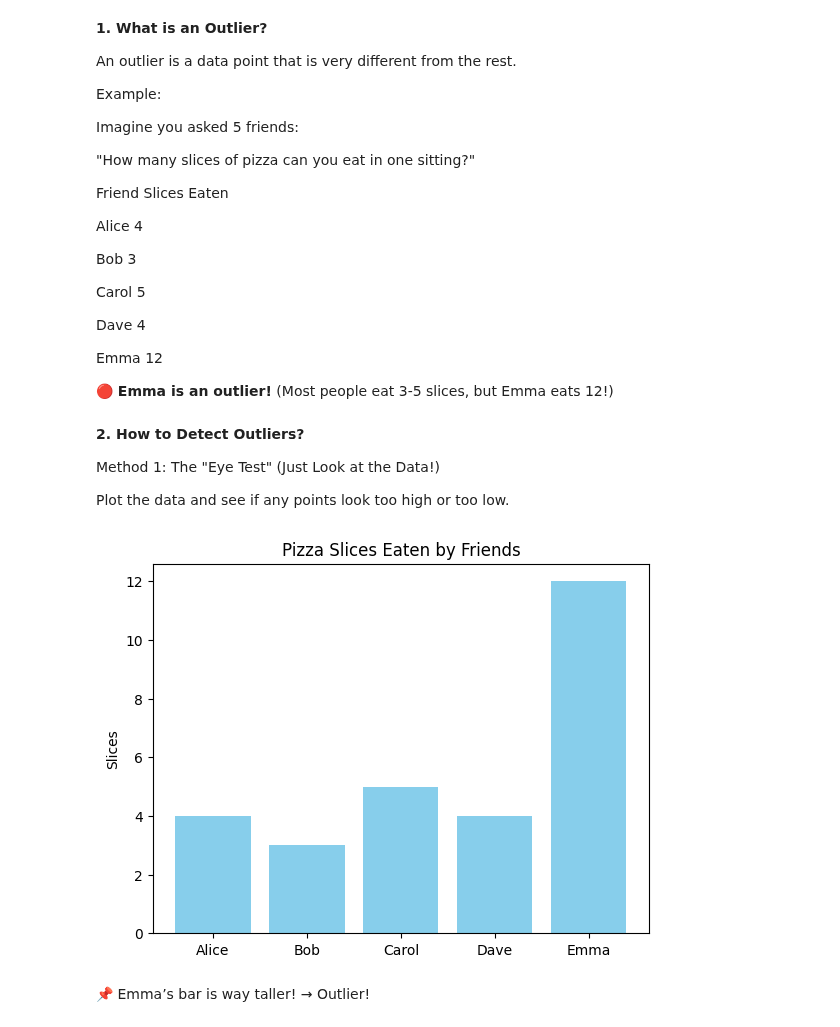
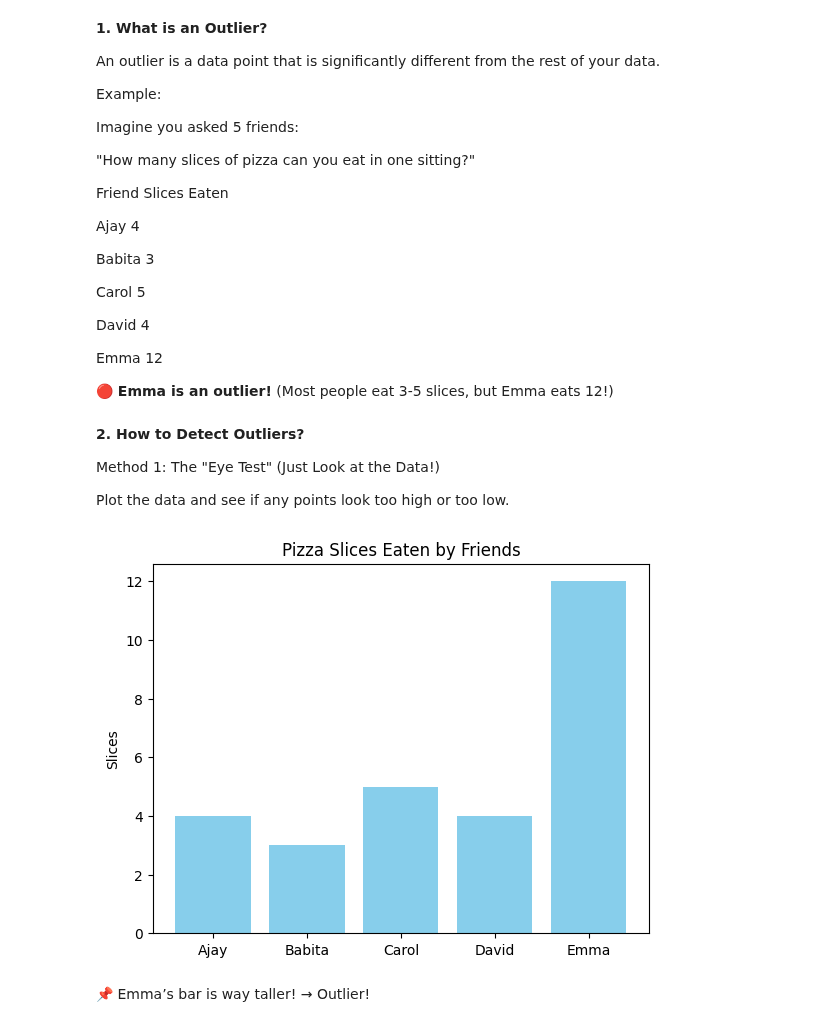
Before and after one commit to lovnishverma/Python-Getting-Started, a Jupyter notebook: Handling_Outliers.ipynb, the cells around one changed output. Saved outputs shown, nothing was run; the diff lists cells and outputs as text; code cells hidden in the pictures.

```diff
--- a/Handling_Outliers.ipynb
+++ b/Handling_Outliers.ipynb
@@ -6,7 +8,7 @@ Perfect for Beginners! 🍕
 # %% [markdown]
 **1. What is an Outlier?**
 
-An outlier is a data point that is very different from the rest.
+An outlier is a data point that is significantly different from the rest of your data.
 
 Example:
 
@@ -16,13 +18,13 @@ Imagine you asked 5 friends:
 
 Friend	Slices Eaten
 
-Alice	4
+Ajay	4
 
-Bob	3
+Babita	3
 
 Carol	5
 
-Dave	4
+David	4
 
 Emma	12
 
@@ -35,17 +37,16 @@ Method 1: The "Eye Test" (Just Look at the Data!)
 Plot the data and see if any points look too high or too low.
 # %%
 import matplotlib.pyplot as plt
-# import seaborn as sns
 
 slices = [4, 3, 5, 4, 12]
-friends = ["Alice", "Bob", "Carol", "Dave", "Emma"]
+friends = ["Ajay", "Babita", "Carol", "David", "Emma"]
 
 plt.bar(friends, slices, color='skyblue')
 plt.title("Pizza Slices Eaten by Friends")
 plt.ylabel("Slices")
 plt.show()
 # %% [output]
-[figure, old version]
+[figure, new version]
 # %% [markdown]
 📌 Emma’s bar is way taller! → Outlier!
 # %% [markdown]
```
Also changed, not shown: parts of 9 cells of this notebook.
